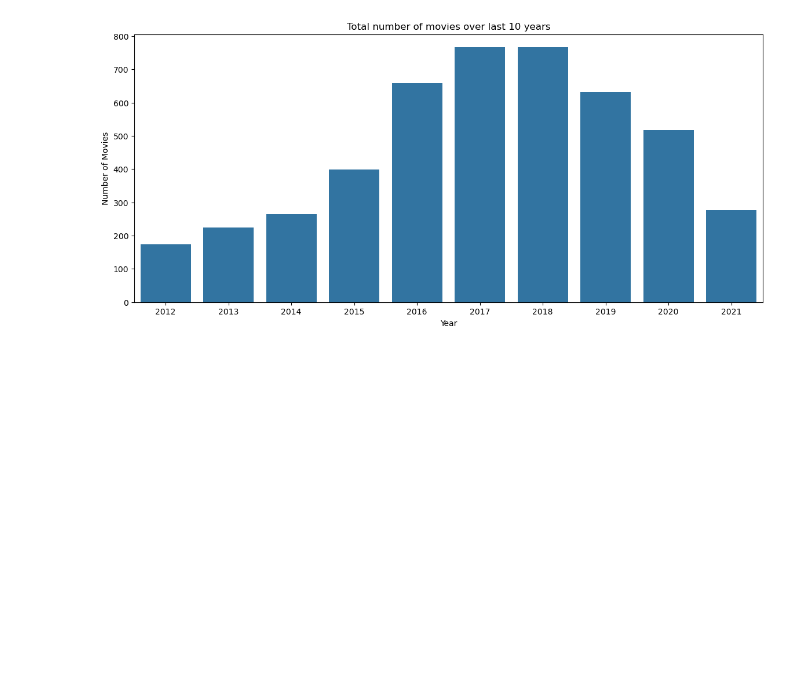
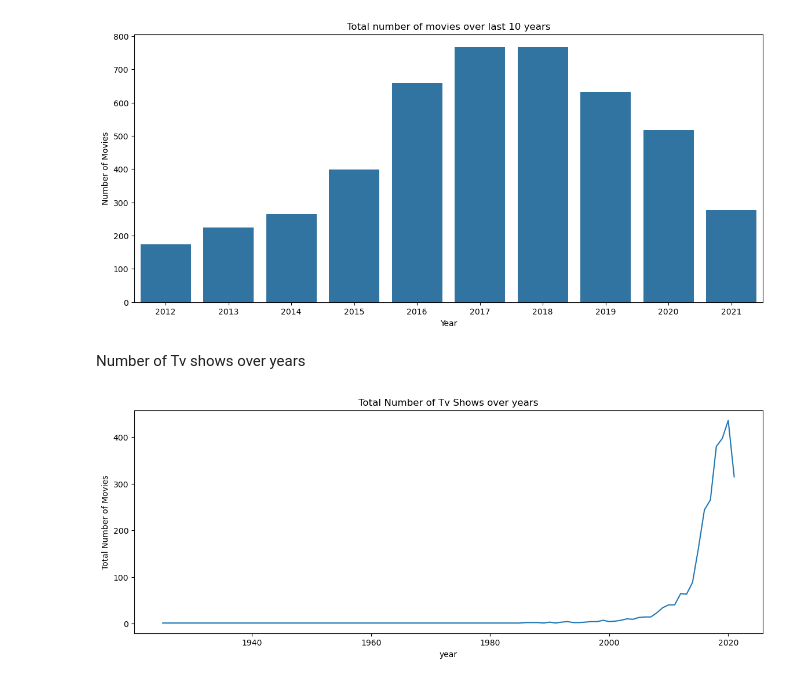
Before and after one commit to manojchowdary005/Jupyter-Netflix, a Jupyter notebook: Netflix-Analysis.ipynb, the cells around one changed output. Cells and saved outputs as stored; diff of their text form; code cells hidden in the pictures; blank space fills up the shorter version.

```diff
--- a/Netflix-Analysis.ipynb
+++ b/Netflix-Analysis.ipynb
@@ -157,3 +157,18 @@ plt.ylabel("Number of Movies")
 plt.show()
 # %% [output]
 [figure]
+# %% [markdown]
+Number of Tv shows over years
+# %%
+tv_show = data[data['type'] == 'TV Show']
+tv_shows_per_year = tv_show['release_year'].value_counts().sort_index()
+
+plt.figure(figsize = (14,5))
+plt.plot(tv_shows_per_year.index, tv_shows_per_year.values)
+plt.title("Total Number of Tv Shows over years")
+plt.xlabel("year")
+plt.ylabel("Total Number of Movies")
+
+plt.show()
+# %% [output]
+[figure, added]
```
